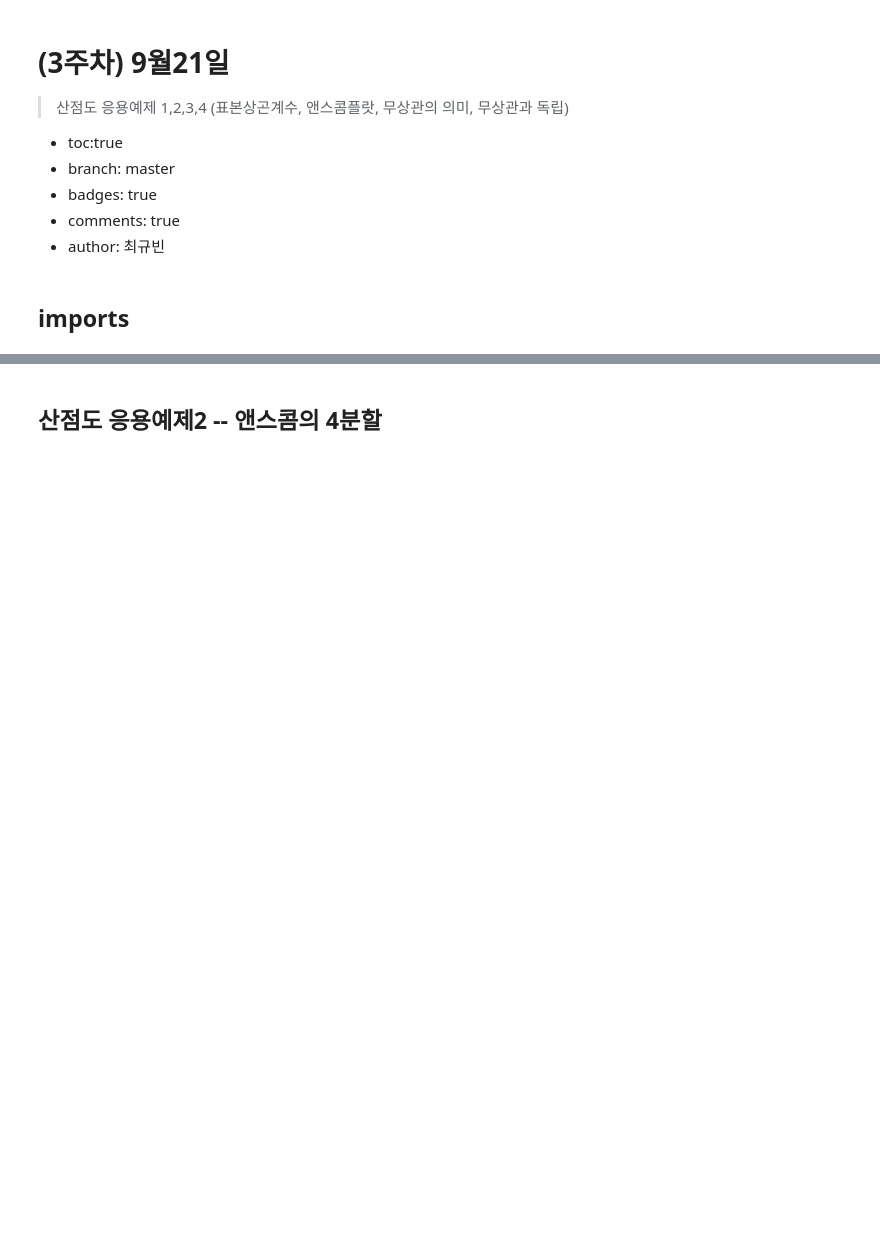
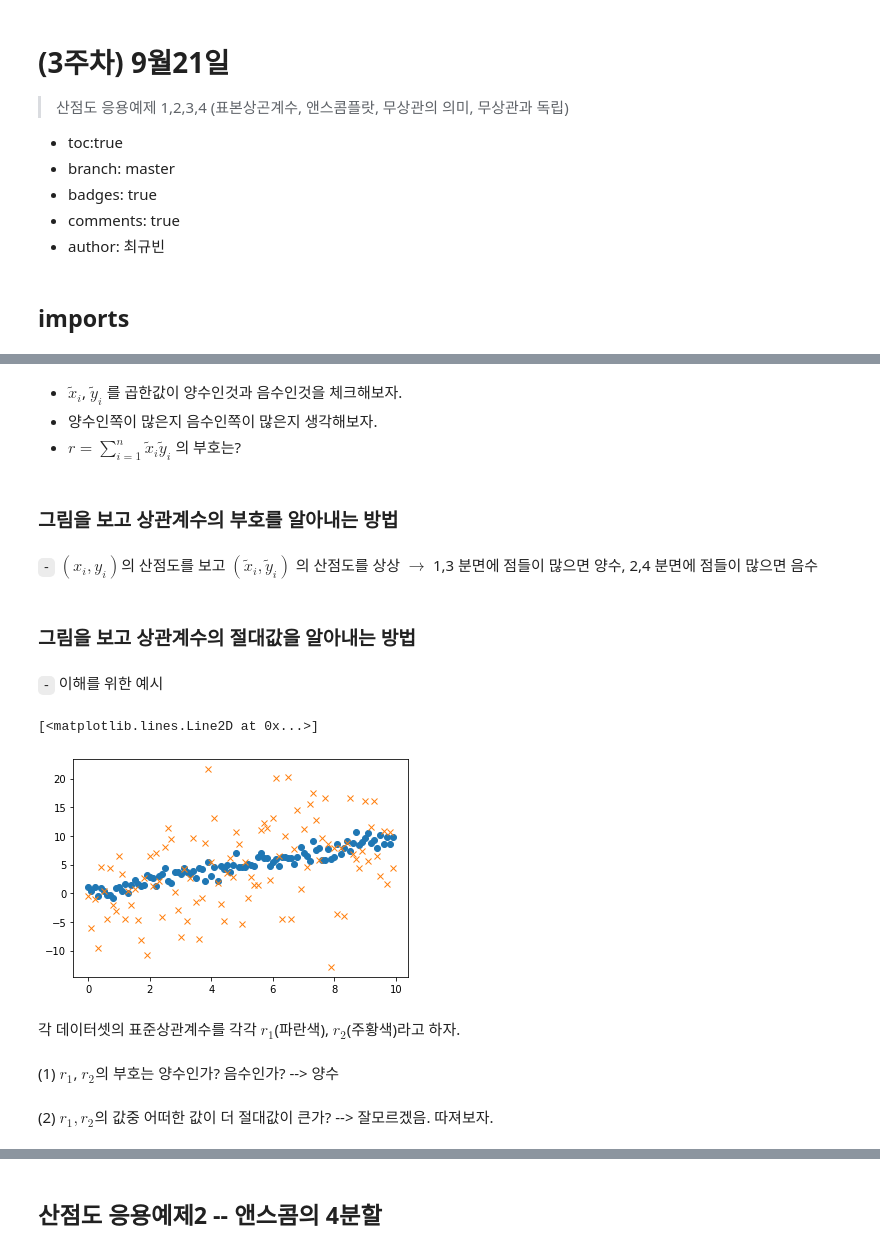
Before and after one commit to guebin/DV2022_backup, a Jupyter notebook: _notebooks/2022-09-21-(3주차) 9월21일.ipynb, the cells around one changed output, grey strips where cells are left out. Cells and saved outputs as stored; diff of their text form; code cells hidden in the pictures; blank space fills up the shorter version.

```diff
--- a/_notebooks/2022-09-21-(3주차) 9월21일.ipynb
+++ b/_notebooks/2022-09-21-(3주차) 9월21일.ipynb
@@ -74,0 +143,12 @@ y2=x+np.random.normal(loc=0,scale=7.0,size=len(x))
+# %% [markdown]
+- $\tilde{x}_i$, $\tilde{y}_i$ 를 곱한값이 양수인것과 음수인것을 체크해보자.
+- 양수인쪽이 많은지 음수인쪽이 많은지 생각해보자.
+- $r=\sum_{i=1}^{n}\tilde{x}_i \tilde{y}_i$ 의 부호는?
+# %% [markdown]
+### 그림을 보고 상관계수의 부호를 알아내는 방법
+# %% [markdown]
+`-` $(x_i,y_i)$의 산점도를 보고 $(\tilde{x}_i, \tilde{y}_i)$ 의 산점도를 상상 $\to$ 1,3 분면에 점들이 많으면 양수, 2,4 분면에 점들이 많으면 음수
+# %% [markdown]
+### 그림을 보고 상관계수의 절대값을 알아내는 방법
+# %% [markdown]
+`-` 이해를 위한 예시
@@ -74,0 +159,12 @@ y2=x+np.random.normal(loc=0,scale=7.0,size=len(x))
+# %%
+plt.plot(x,y1,'o')
+plt.plot(x,y2,'x')
+# %% [output]
+[<matplotlib.lines.Line2D at 0x...>]
+[figure, added]
+# %% [markdown]
+각 데이터셋의 표준상관계수를 각각 $r_1$(파란색), $r_2$(주황색)라고 하자.
+# %% [markdown]
+(1) $r_1$, $r_2$의 부호는 양수인가? 음수인가? -->  양수
+# %% [markdown]
+(2) $r_1,r_2$의 값중 어떠한 값이 더 절대값이 큰가? --> 잘모르겠음. 따져보자.
```
Also changed, not shown: parts of 98 cells of this notebook, 1 other file.
